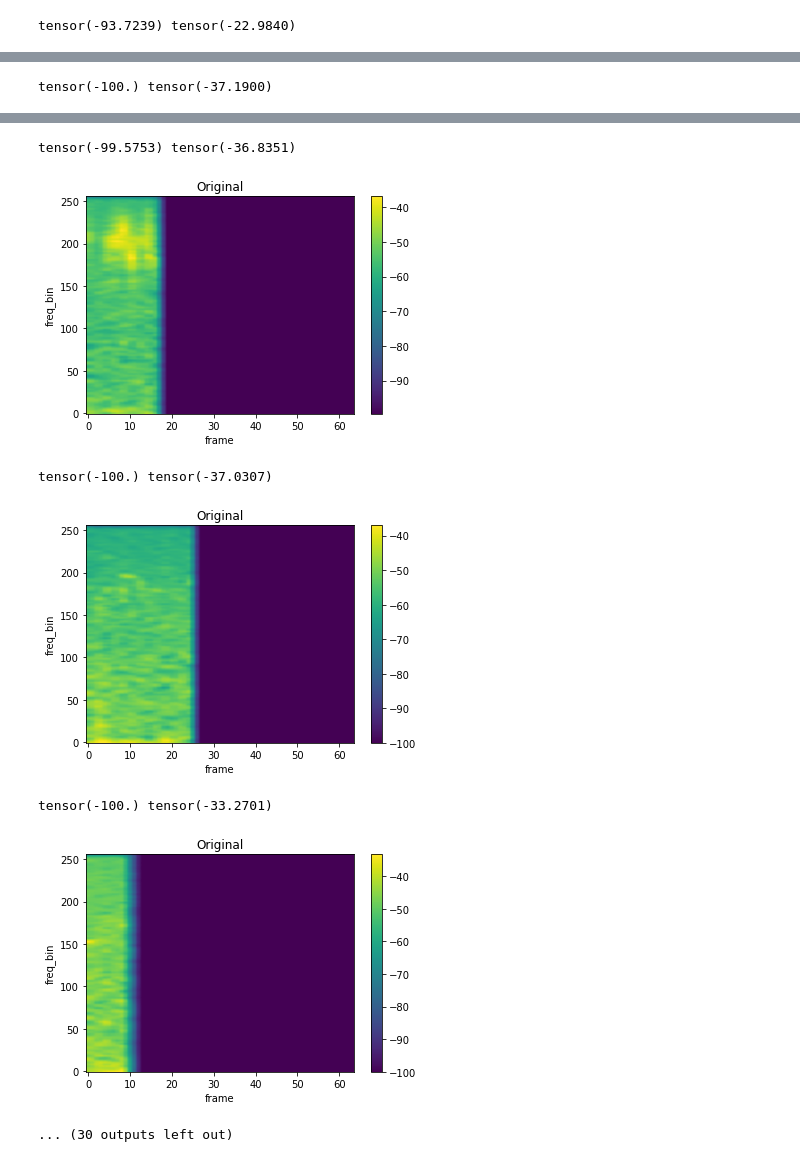
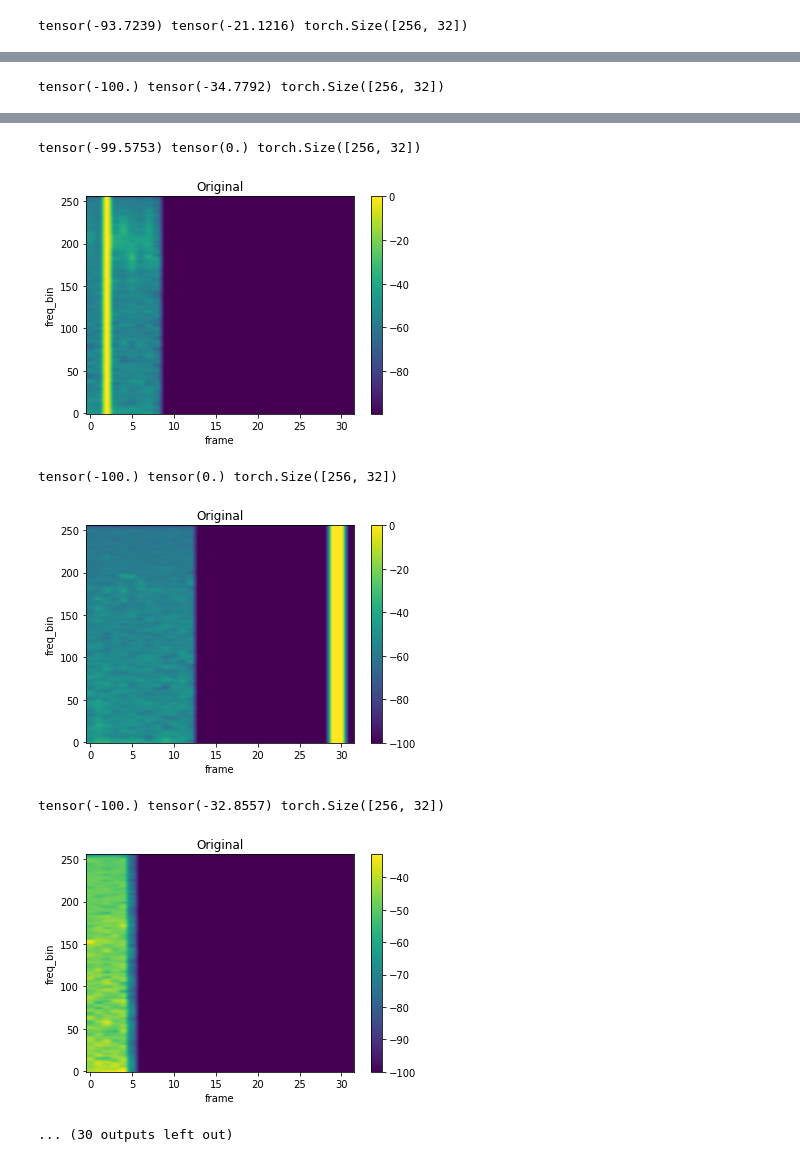
Before and after one commit to ixobert/birds-generation, a Jupyter notebook: src/notebooks/specaug.ipynb, the cells around one changed output, grey strips where cells are left out. Drawn from its saved outputs; the diff is of its cells as text; code cells hidden in the pictures.

```diff
--- a/src/notebooks/specaug.ipynb
+++ b/src/notebooks/specaug.ipynb
@@ -201,7 +201,7 @@ print("Classes in the dataset: ", classes)
 #     ]
 # )
 
-transforms = ['spec_stretching' ]
+transforms = ['input_dropout' ]
 transform = partial(SpectrogramsDataModule.custom_augment, transforms=transforms)
 #Create a dataset object
 batch_size = 3
@@ -213,7 +213,7 @@ for i, sample in enumerate(dataloader):
   spec = sample[0]
   for j in range(batch_size):
     spec_temp = spec.squeeze(1)[j]
-    print(spec_temp.min(), spec_temp.max())
+    print(spec_temp.min(), spec_temp.max(), spec_temp.shape)
     plot_spectrogram(spec_temp, title="Original")
   if i > 5:
     break
@@ -229 +229 @@ tensor(-97.7971) tensor(-23.9782)
-tensor(-93.7239) tensor(-22.9840)
+tensor(-93.7239) tensor(-21.1216) torch.Size([256, 32])
@@ -231 +231 @@ tensor(-93.7239) tensor(-22.9840)
-tensor(-100.) tensor(-37.1900)
+tensor(-100.) tensor(-34.7792) torch.Size([256, 32])
@@ -233,9 +233,9 @@ tensor(-100.) tensor(-37.1900)
-tensor(-99.5753) tensor(-36.8351)
+tensor(-99.5753) tensor(0.) torch.Size([256, 32])
-[figure, old version]
+[figure, new version]
-tensor(-100.) tensor(-37.0307)
+tensor(-100.) tensor(0.) torch.Size([256, 32])
-[figure, old version]
+[figure, new version]
-tensor(-100.) tensor(-33.2701)
+tensor(-100.) tensor(-32.8557) torch.Size([256, 32])
-[figure, old version]
+[figure, new version]
 ... (30 outputs left out)
 # %%
 # def _get_sample(path, resample=None):
```
Also changed, not shown: parts of 2 cells of this notebook, 3 other files.
